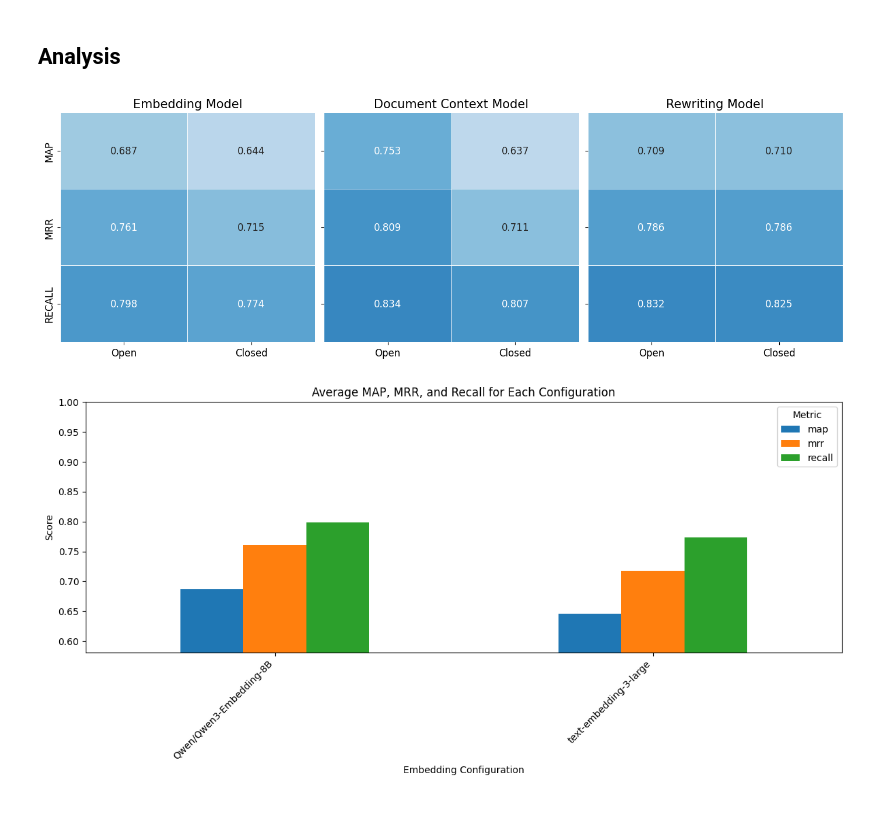
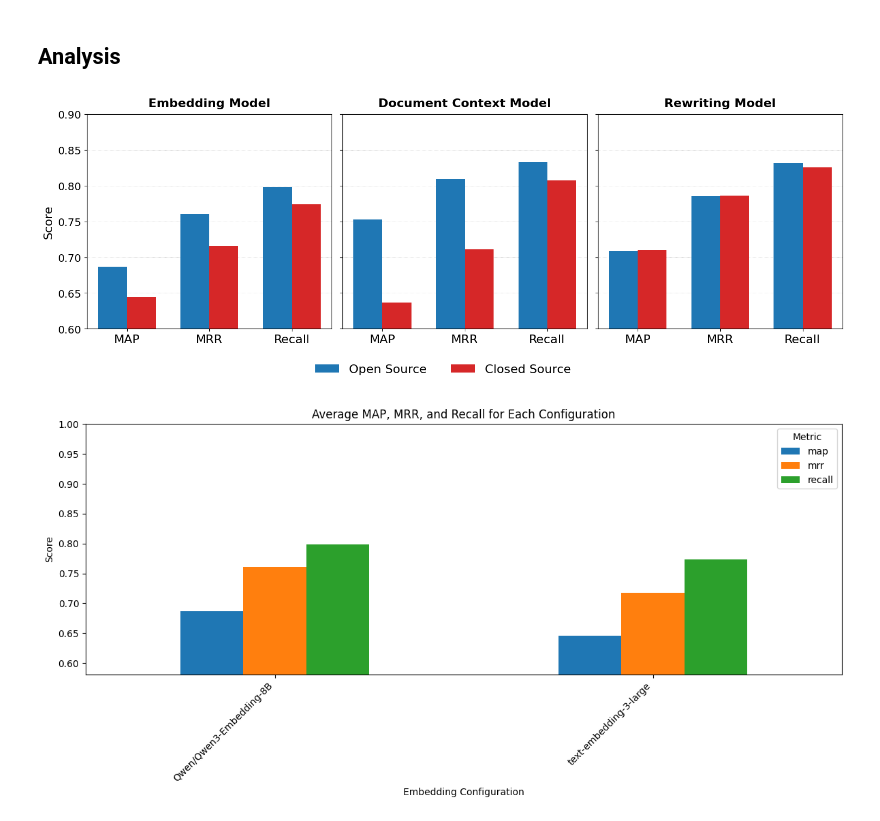
Before and after one commit to lukaskaibel/rag-medical-consultation, a Jupyter notebook: 5_retrieval_evaluation_closed_vs_open.ipynb, the cells around one changed output. Saved outputs shown, nothing was run; the diff lists cells and outputs as text; code cells hidden in the pictures.

Commit message:
Updated Charts

```diff
--- a/5_retrieval_evaluation_closed_vs_open.ipynb
+++ b/5_retrieval_evaluation_closed_vs_open.ipynb
@@ -201,57 +201,99 @@ KeyboardInterrupt:
 # %%
 import pandas as pd
 import matplotlib.pyplot as plt
-import seaborn as sns
+import seaborn as sns  # (still useful if styling is desired)
 import numpy as np
 
 # Load data
+# (Adjust path if you have a different timestamp/result file you want to visualize)
 df = pd.read_pickle("results/retrieval/open_closed/2025-08-12_13-48-18/open_closed_result.pkl")
 
 # Setup
 model_types = {
     "Embedding Model": "Embedding",
     "Document Context Model": "Document Context",
     "Rewriting Model": "Rewriting"
 }
 metrics = ["map", "mrr", "recall"]
-metrics_upper = [m.upper() for m in metrics]
+metrics_upper = [m.capitalize() if m == "recall" else m.upper() for m in metrics]
 source_types = ["Open Source", "Closed Source"]
 
-# Create subplots: one for each model
-fig, axes = plt.subplots(1, 3, figsize=(14, 5), sharey=True)
+OPEN_COLOR = "#1f77b4"      # Open models
+CLOSED_COLOR = "#d62728"    # Closed models (matplotlib default red tone)
+
+# Pre-compute min (ignoring NaNs) for optional dynamic y-limits if desired
+all_vals = []
+for model_key in model_types.keys():
+    for metric in metrics:
+        for source in source_types:
+            col_name = f"{model_key} {source}_{metric}"  # e.g. "Embedding Model Open Source_map"
+            if col_name in df.columns:
+                val = df[col_name].mean()
+                if not np.isnan(val):
+                    all_vals.append(val)
+
+# Fallback if list empty
+if len(all_vals) == 0:
+    all_vals = [0.0]
+
+# Define y-axis bounds (original heatmap constrained to 0.5..1.0)
+y_min = 0.6
+y_max = 0.9
+
+fig, axes = plt.subplots(1, 3, figsize=(15, 5), sharey=True)
+
+x = np.arange(len(metrics))
+bar_width = 0.35
 
 for ax, (model_key, model_label) in zip(axes, model_types.items()):
-    data = []
+    open_vals = []
+    closed_vals = []
     for metric in metrics:
-        row = []
-        for source in source_types:
-            col_name = f"{model_key} {source}_{metric}"
-            val = df[col_name].mean() if col_name in df.columns else np.nan
-            row.append(val)
-        data.append(row)
+        # Column naming pattern per earlier code
+        open_col = f"{model_key} Open Source_{metric}"
+        closed_col = f"{model_key} Closed Source_{metric}"
+        open_mean = df[open_col].mean() if open_col in df.columns else np.nan
+        closed_mean = df[closed_col].mean() if closed_col in df.columns else np.nan
+        open_vals.append(open_mean)
+        closed_vals.append(closed_mean)
 
-    # Build DataFrame for this model
-    model_df = pd.DataFrame(data, index=metrics_upper, columns=["Open", "Closed"])
-    sns.heatmap(
-        model_df,
-        annot=True,
-        fmt=".3f",
-        cmap="Blues",
-        vmin=0.5,
-        vmax=1.0,
-        cbar=False,
-        linewidths=0.5,
-        ax=ax,
-        annot_kws={"fontsize": 12}  # ← Larger text in cells
-    )
+    # Plot bars
+    ax.bar(x - bar_width/2, open_vals, width=bar_width, color=OPEN_COLOR, label="Open Source")
+    ax.bar(x + bar_width/2, closed_vals, width=bar_width, color=CLOSED_COLOR, label="Closed Source")
 
-    ax.set_title(f"{model_label} Model", fontsize=15)
-    ax.tick_params(axis='both', labelsize=12)  # ← Larger axis labels
+    # X-axis setup
+    ax.set_xticks(x)
+    ax.set_xticklabels(metrics_upper, fontsize=16)
+    ax.tick_params(axis='y', labelsize=14)
 
-plt.tight_layout(rect=[0, 0, 1, 0.95])
+    # Y-axis
+    ax.set_ylim(y_min, y_max)
+    if model_key == "Embedding Model":
+        ax.set_ylabel("Score", fontsize=16, labelpad=5)
+
+    # Title
+    ax.set_title(f"{model_label} Model", fontsize=16, fontweight='bold', pad=10)
+
+    # Grid (horizontal for readability)
+    ax.yaxis.grid(True, linestyle=':', linewidth=0.6, alpha=1)
+    ax.set_axisbelow(True)
+
+    # Annotate bars with values
+    # for xpos, val in zip(x - bar_width/2, open_vals):
+    #     if not np.isnan(val):
+    #         ax.text(xpos, val + 0.005, f"{val:.3f}", ha='center', va='bottom', fontsize=9, color=OPEN_COLOR)
+    # for xpos, val in zip(x + bar_width/2, closed_vals):
+    #     if not np.isnan(val):
+    #         ax.text(xpos, val + 0.005, f"{val:.3f}", ha='center', va='bottom', fontsize=9, color=CLOSED_COLOR)
+
+# Legend (shared) – place only once
+handles, labels = axes[0].get_legend_handles_labels()
+fig.legend(handles, labels, loc='upper center', ncol=2, frameon=False, bbox_to_anchor=(0.5, 0), fontsize=16)
+
+plt.tight_layout(rect=[0, 0, 1, 0.97])
 plt.show()
 # %% [output]
-[figure, old version]
+[figure, new version]
 # %%
 import pandas as pd
 
```
Also changed, not shown: 3 other files.
